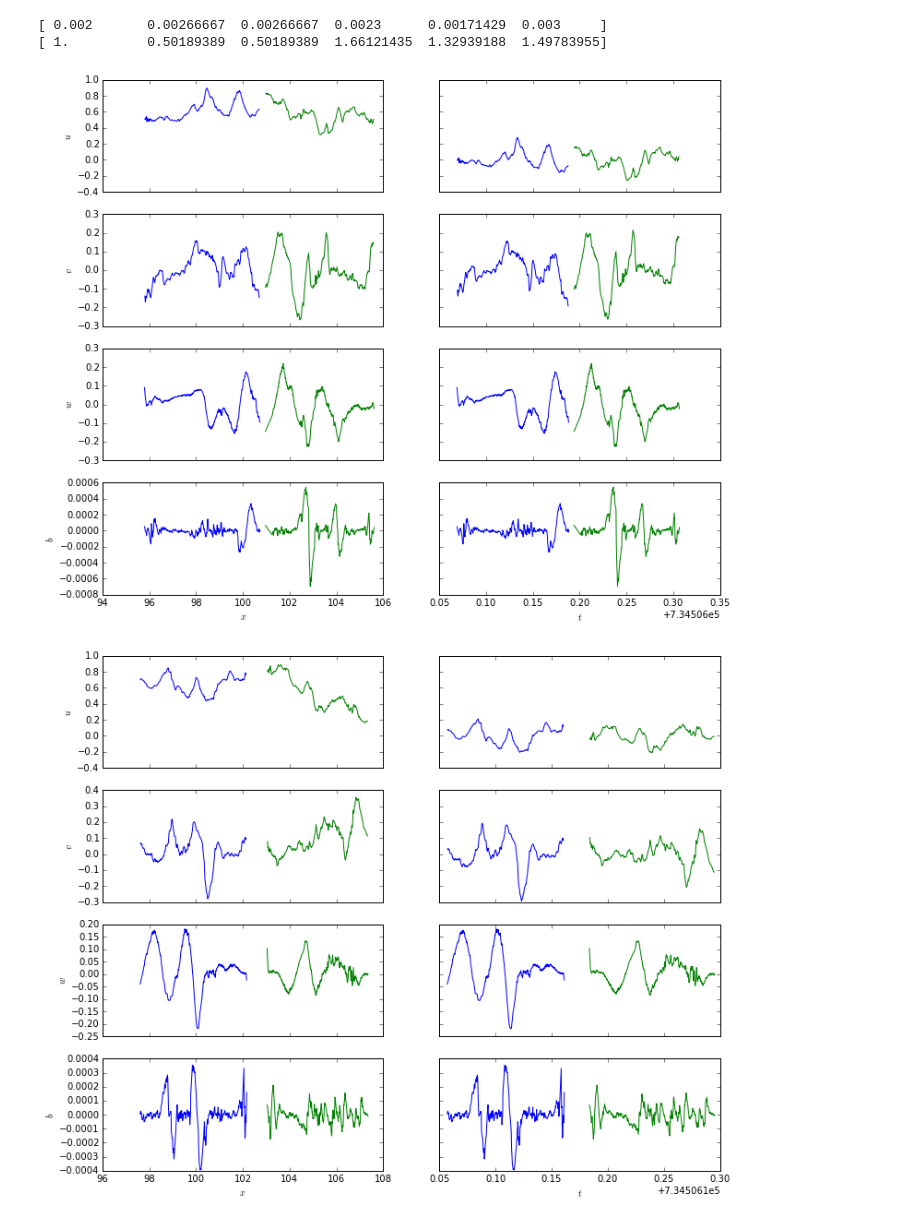
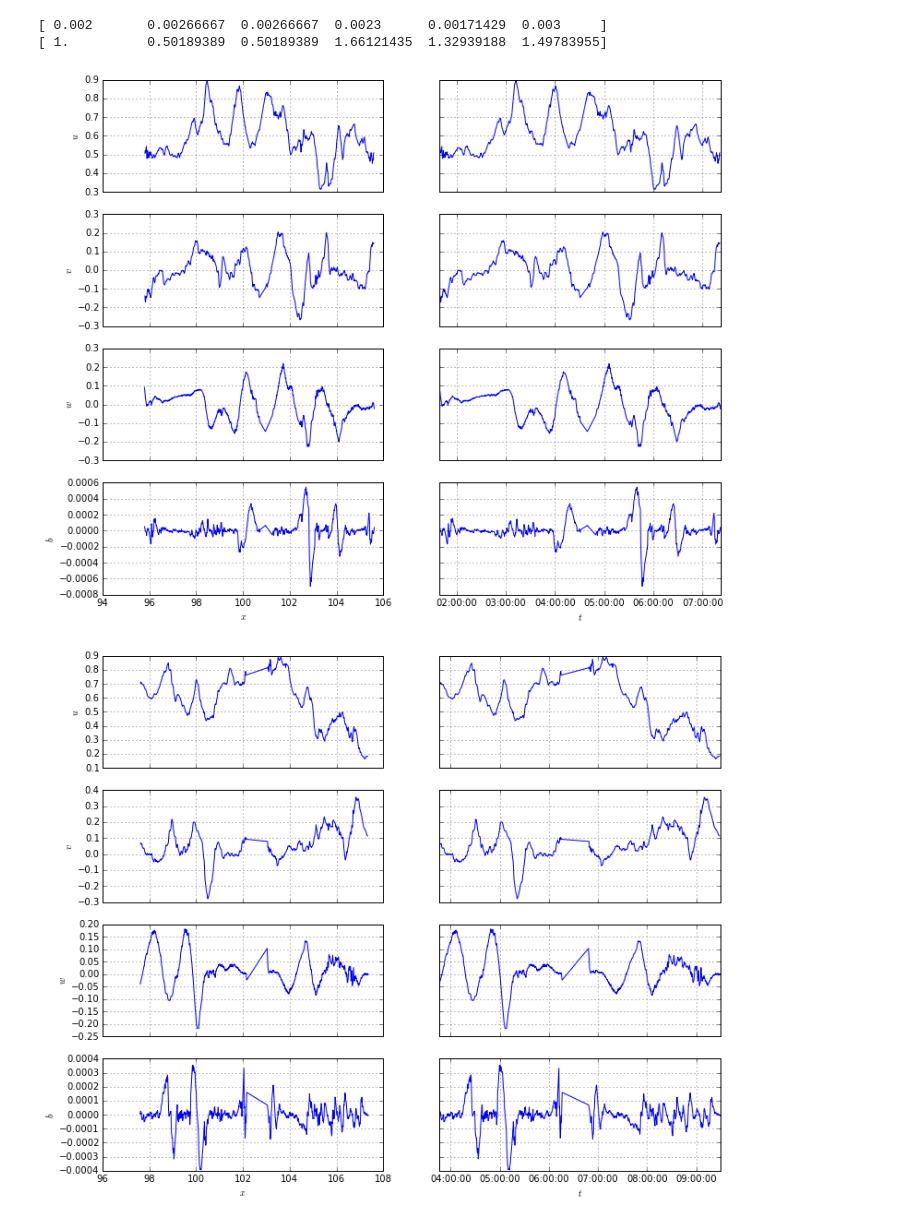
Before and after one commit to jessecusack/DIMES_lee_wave_analysis, a Jupyter notebook: notebooks/polarisation_relations_analysis.ipynb, the cells around one changed output. Saved outputs shown, nothing was run; the diff lists cells and outputs as text; code cells hidden in the pictures.

```diff
--- a/notebooks/polarisation_relations_analysis.ipynb
+++ b/notebooks/polarisation_relations_analysis.ipynb
@@ -127,36 +128,39 @@ print(r)
 # %%
 E76_hpids = np.array([31, 32])
 E77_hpids = np.array([26, 27])
 
 for Float, hpids in zip([E76, E77], [E76_hpids, E77_hpids]):
-    __, idxs = Float.get_profiles(hpids, ret_idxs=True)
 
-    t = Float.UTC[:, idxs]
-    tef = Float.UTCef[:, idxs]
-    x = Float.dist_ctd[:, idxs]
-    xef = Float.dist_ef[:, idxs]
-    u = Float.U_abs[:, idxs]
-    v = Float.V_abs[:, idxs]
-    w = Float.Ww[:, idxs]
-    b = Float.b[:, idxs]
+    t, x = Float.get_timeseries(hpids, 'dist_ctd')
+    tef, xef = Float.get_timeseries(hpids, 'dist_ef')
+    __, u = Float.get_timeseries(hpids, 'U_abs')
+    __, v = Float.get_timeseries(hpids, 'V_abs')
+    __, w = Float.get_timeseries(hpids, 'Ww')
+    __, b = Float.get_timeseries(hpids, 'b')
+
+    t = utils.datenum_to_datetime(t)
+    tef = utils.datenum_to_datetime(tef)
 
     fig, axs = plt.subplots(4, 2, sharex='col', sharey='row', figsize=(12,10))
     axs[-1, 0].set_xlabel('$x$')
     axs[-1, 1].set_xlabel('$t$')
 
-    axs[0, 0].plot(xef, u) #utils.nan_detrend(xef, u))
+    axs[0, 0].plot(xef, u)
     axs[0, 0].set_ylabel('$u$')
-    axs[1, 0].plot(xef, v) #utils.nan_detrend(xef, v))
+    axs[1, 0].plot(xef, v)
     axs[1, 0].set_ylabel('$v$')
     axs[2, 0].plot(x, w)
     axs[2, 0].set_ylabel('$w$')
     axs[3, 0].plot(x, b)
     axs[3, 0].set_ylabel('$b$')
 
-    axs[0, 1].plot(tef, utils.nan_detrend(tef, u))
-    axs[1, 1].plot(tef, utils.nan_detrend(tef, v))
+    axs[0, 1].plot(tef, u)
+    axs[1, 1].plot(tef, v)
     axs[2, 1].plot(t, w)
     axs[3, 1].plot(t, b)
+
+    for ax in axs.flatten():
+        ax.grid()
 # %% [output]
-[figure, old version]
+[figure, new version]
-[figure, old version]
+[figure, new version]
```
Also changed, not shown: parts of 2 cells of this notebook, 1 other file.
